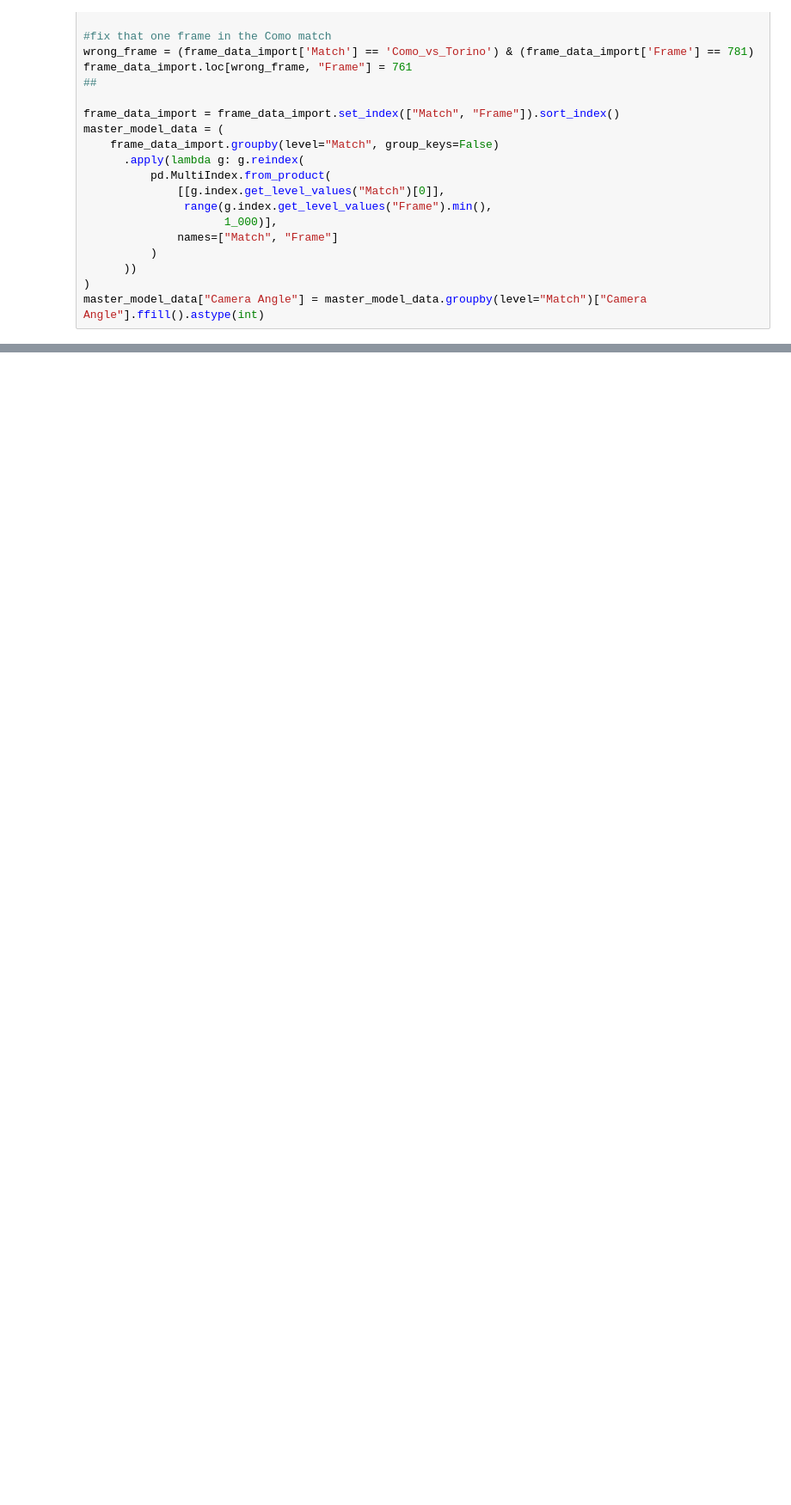
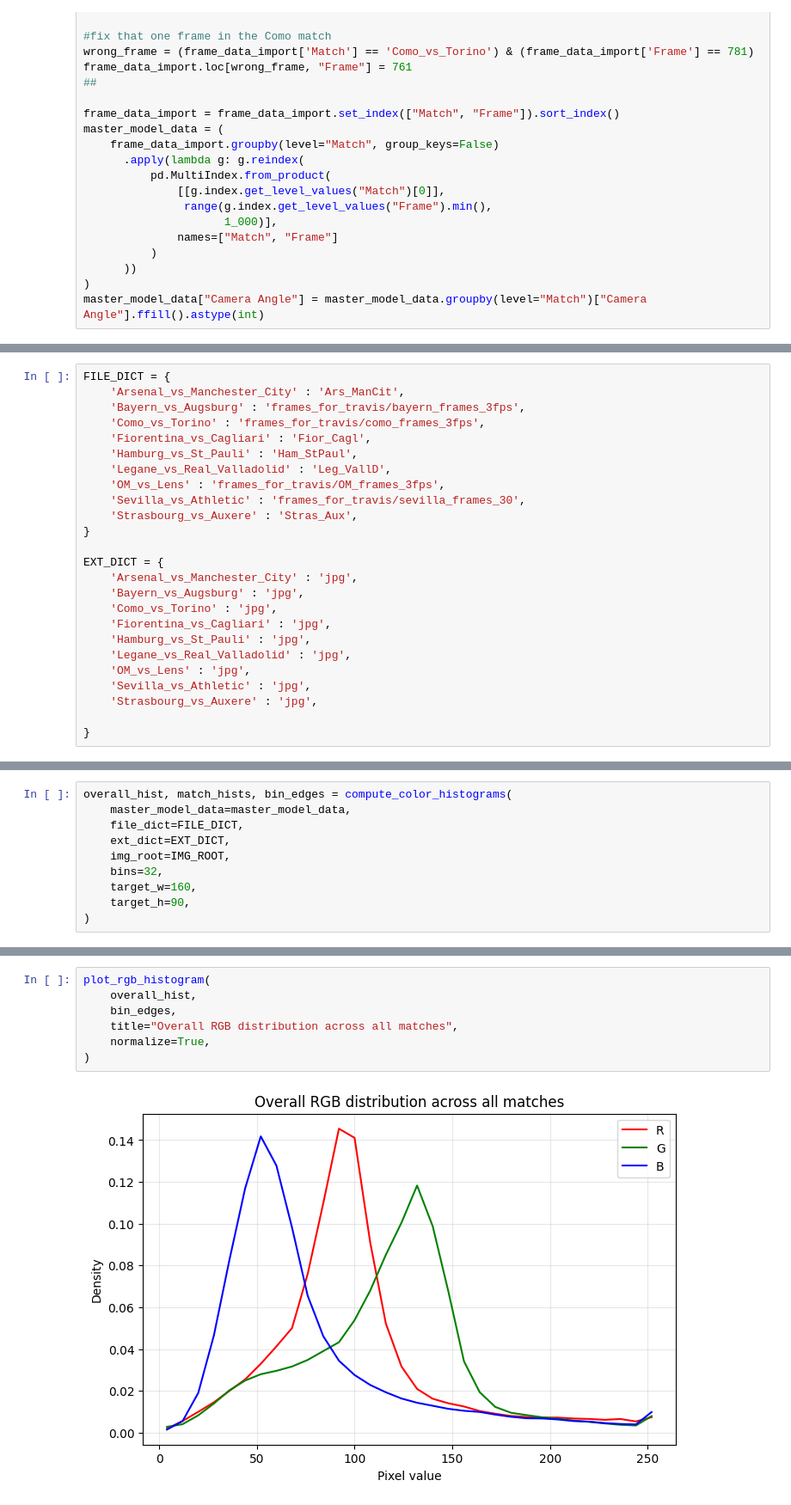
Before and after one commit to tdore738/football_event_data_generation, a Jupyter notebook: camera_classifier/model/playing_with_data.ipynb, the cells around one changed output, grey strips where cells are left out. Shown at 86% size. Drawn from its saved outputs; the diff is of its cells as text; blank space fills up the shorter version.

```diff
--- a/camera_classifier/model/playing_with_data.ipynb
+++ b/camera_classifier/model/playing_with_data.ipynb
@@ -496,0 +71,25 @@ testloader  = DataLoader(testset, batch_size=32, shuffle=False)
+# %%
+FILE_DICT = {
+    'Arsenal_vs_Manchester_City' : 'Ars_ManCit',
+    'Bayern_vs_Augsburg' : 'frames_for_travis/bayern_frames_3fps',
+    'Como_vs_Torino' : 'frames_for_travis/como_frames_3fps',
+    'Fiorentina_vs_Cagliari' : 'Fior_Cagl',
+    'Hamburg_vs_St_Pauli' : 'Ham_StPaul',
+    'Legane_vs_Real_Valladolid' : 'Leg_VallD',
+    'OM_vs_Lens' : 'frames_for_travis/OM_frames_3fps',
+    'Sevilla_vs_Athletic' : 'frames_for_travis/sevilla_frames_30',
+    'Strasbourg_vs_Auxere' : 'Stras_Aux',
+}
+
+EXT_DICT = {
+    'Arsenal_vs_Manchester_City' : 'jpg',
+    'Bayern_vs_Augsburg' : 'jpg',
+    'Como_vs_Torino' : 'jpg',
+    'Fiorentina_vs_Cagliari' : 'jpg',
+    'Hamburg_vs_St_Pauli' : 'jpg',
+    'Legane_vs_Real_Valladolid' : 'jpg',
+    'OM_vs_Lens' : 'jpg',
+    'Sevilla_vs_Athletic' : 'jpg',
+    'Strasbourg_vs_Auxere' : 'jpg',
+
+}
@@ -496,0 +864,10 @@ testloader  = DataLoader(testset, batch_size=32, shuffle=False)
+# %%
+overall_hist, match_hists, bin_edges = compute_color_histograms(
+    master_model_data=master_model_data,
+    file_dict=FILE_DICT,
+    ext_dict=EXT_DICT,
+    img_root=IMG_ROOT,
+    bins=32,
+    target_w=160,
+    target_h=90,
+)
@@ -496,0 +891,9 @@ testloader  = DataLoader(testset, batch_size=32, shuffle=False)
+# %%
+plot_rgb_histogram(
+    overall_hist,
+    bin_edges,
+    title="Overall RGB distribution across all matches",
+    normalize=True,
+)
+# %% [output]
+[figure, added]
```
Also changed, not shown: parts of 44 cells of this notebook, 11 other files.
